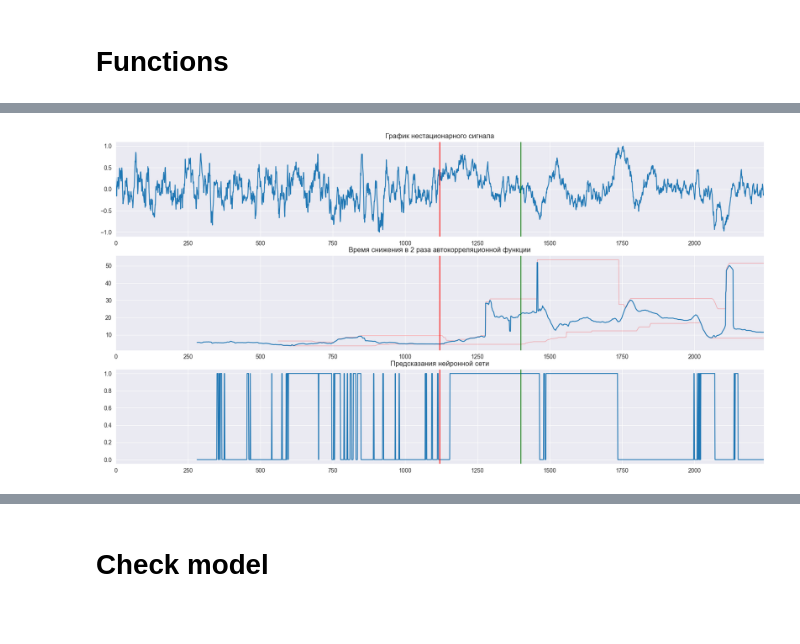
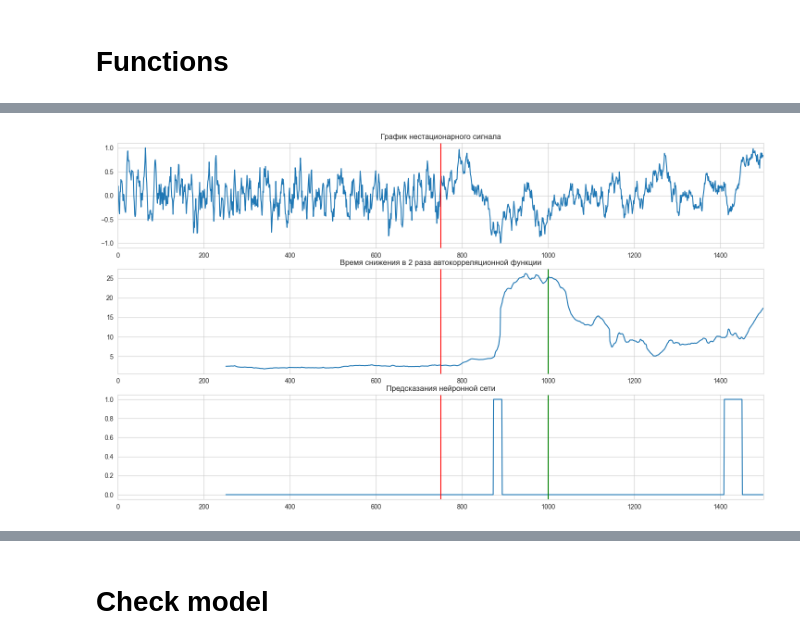
Before and after one commit to aldmitry/signal_processing_with_NN, a Jupyter notebook: Single_signal.ipynb, the cells around one changed output, grey strips where cells are left out. Cells and saved outputs as stored; diff of their text form; code cells hidden in the pictures; blank space fills up the shorter version.

```diff
--- a/Single_signal.ipynb
+++ b/Single_signal.ipynb
@@ -28,6 +28,6 @@ from tensorflow.keras.callbacks import ModelCheckpoint, EarlyStopping, ReduceLRO
 ####################################
 import warnings
 warnings.filterwarnings('ignore')
-sns.set_style('darkgrid')
+sns.set_style('whitegrid')
 # %% [markdown]
 # Functions
@@ -715,0 +771,21 @@ class check_model(nn_data_maker):
+# %%
+def modelLSTM1_simple():
+    input = Input(X_train.shape[1])
+
+    x = Reshape((X_train.shape[1],1))(input)
+
+    x = LSTM(64, return_sequences=True)(x)
+    x = LSTM(64)(x)
+
+    x = Dense(64, activation='relu')(x)
+    x = Dropout(0.25)(x)
+    x = Dense(2, activation='softmax')(x)
+    model = Model(input,x)
+
+    #model.summary()
+    return model
+
+model = modelLSTM1_simple()
+model.load_weights('modelLSTM1_simple.hdf5')
+test = check_model(model, signal_only=True)
+test.visualising(ma1 = 5, ma2 = 100, observe_window = 300, nn_treshold=0.98, len_signals = 3, nn_preprocessing = True)
@@ -733,5 +811,5 @@ def modelLSTM1_simple():
 model = modelLSTM1_simple()
 model.load_weights('modelLSTM1_simple.hdf5')
 test = check_model(model)
-test.visualising()
+test.visualising(ma1 = 5, ma2 = 30, observe_window = 250, nn_treshold=0.96, len_signals = 3, nn_preprocessing = True)
 # %% [output]
@@ -739 +817 @@ test.visualising()
-[figure, old version]
+[figure, new version]
```
Also changed, not shown: parts of 9 cells of this notebook.
